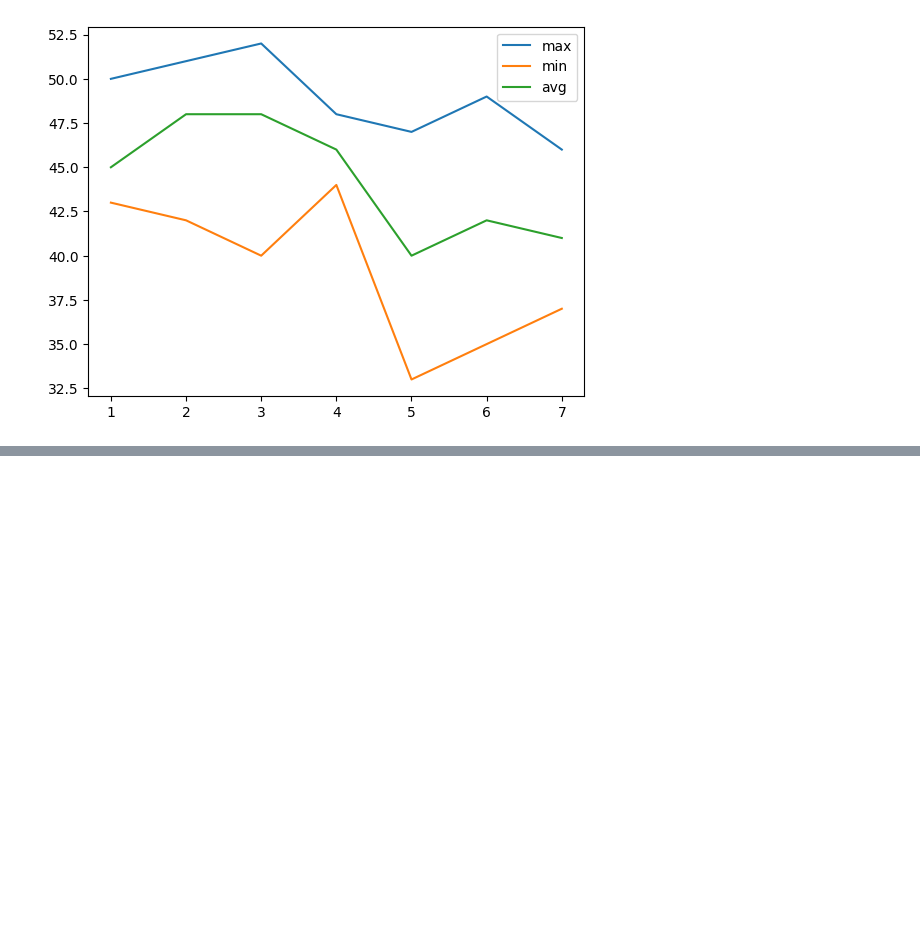
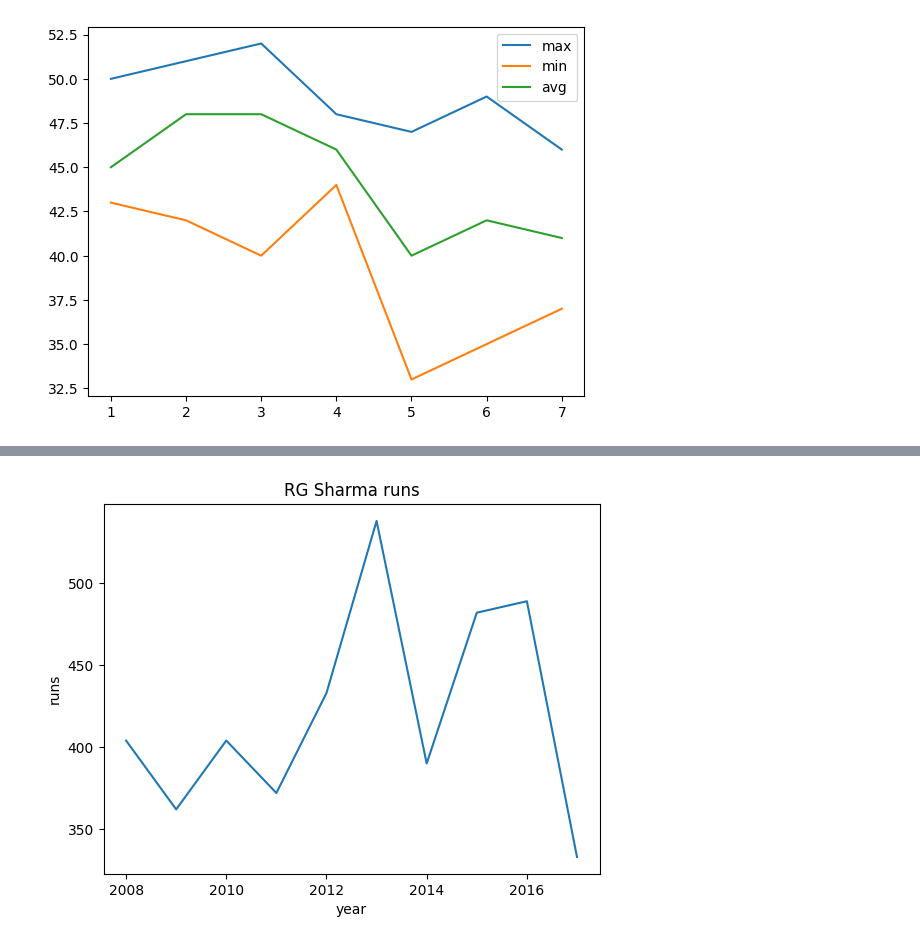
Before and after one commit to VShah2312/Data_Science_Code_N_Debug, a Jupyter notebook: Python_Basics/Data_Visualization.ipynb, the cells around one changed output, grey strips where cells are left out. Drawn from its saved outputs; the diff is of its cells as text; code cells hidden in the pictures; blank space fills up the shorter version.

```diff
--- a/Python_Basics/Data_Visualization.ipynb
+++ b/Python_Basics/Data_Visualization.ipynb
@@ -40,0 +79,8 @@ plt.show()
+# %%
+plt.plot(df['index'], df['RG Sharma'])
+plt.xlabel('year')
+plt.ylabel('runs')
+plt.title('RG Sharma runs')
+plt.show()
+# %% [output]
+[figure, added]
```
Also changed, not shown: parts of 64 cells of this notebook, 4 other files.
